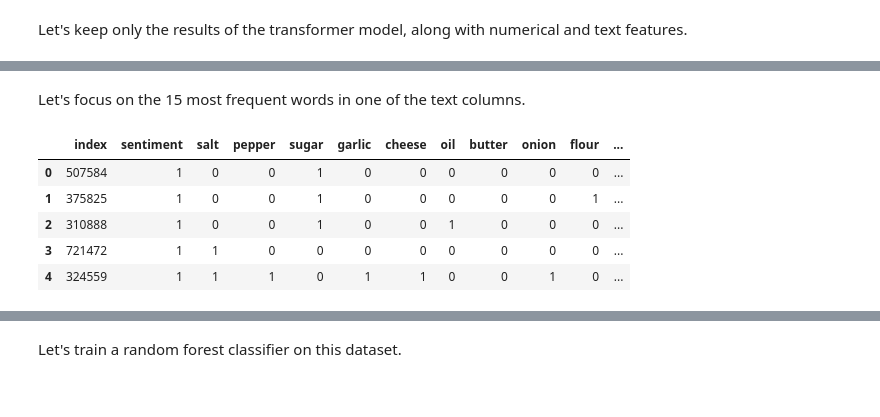
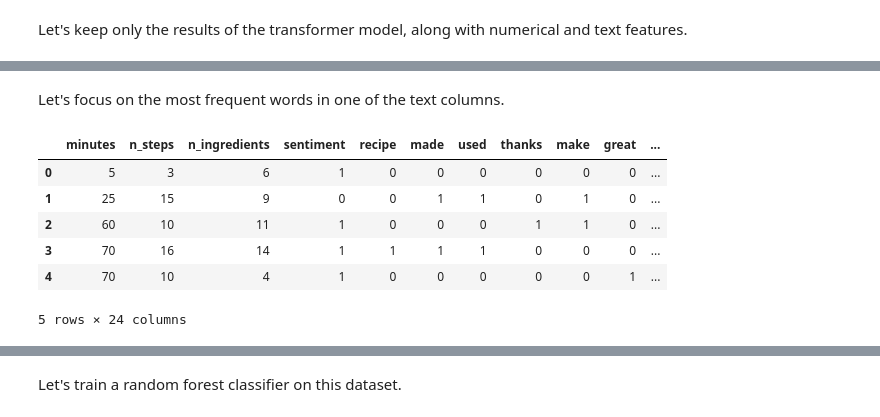
Before and after one commit to Soldaman93/food-sentiment, a Jupyter notebook: sentiment_analysis.ipynb, the cells around one changed output, grey strips where cells are left out. Drawn from its saved outputs; the diff is of its cells as text; code cells hidden in the pictures.

```diff
--- a/sentiment_analysis.ipynb
+++ b/sentiment_analysis.ipynb
@@ -178,0 +200,3 @@ ingredients_words_sorted = dict(sorted(ingredients_words.items(), key=lambda ite
+# %%
+df_classification_positive = df_classification.loc[df_classification.sentiment==1]
+pos_review_words_sorted,pos_tags_words_sorted,pos_name_words_sorted,pos_description_words_sorted,pos_ingredients_words_sorted = most_frequent(df_classification_positive)
@@ -178,0 +216,4 @@ ingredients_words_sorted = dict(sorted(ingredients_words.items(), key=lambda ite
+# %%
+df_classification_negative = df_classification.loc[df_classification.sentiment==0]
+words_to_ignore = list(dict(itertools.islice(pos_review_words_sorted.items(), 20)).keys())
+neg_review_words_sorted,neg_tags_words_sorted,neg_name_words_sorted,neg_description_words_sorted,neg_ingredients_words_sorted = most_frequent(df_classification_negative,words_to_ignore)
@@ -179,7 +233,7 @@ ingredients_words_sorted = dict(sorted(ingredients_words.items(), key=lambda ite
 # %% [markdown]
-Let's focus on the 15 most frequent words in one of the text columns.
+Let's focus on the most frequent words in one of the text columns.
 # %%
-def prepare_dataset(df_classification,plain_col,words_sorted,n):
+def prepare_dataset(df_classification,plain_col,pos_words_sorted,neg_words_sorted,n):
     '''
     Computes a one-hot encoding based on the occurrences of the first n words
     in the plain_col text column.
@@ -196,12 +250,17 @@ def prepare_dataset(df_classification,plain_col,words_sorted,n):
     '''
 
     # keep only the top n elements
-    most_frequent = dict(itertools.islice(words_sorted.items(), n))
+    pos_most_frequent = dict(itertools.islice(pos_words_sorted.items(), round(n/2)))
+    neg_most_frequent = dict(itertools.islice(neg_words_sorted.items(), round(n/2)))
+    most_frequent = dict(list(pos_most_frequent.items()) + list(neg_most_frequent.items()))
 
-    # drop all columns except the sentiment one and the selected text column
+    # drop all columns except the sentiment, minutes, n_steps and n_ingredients ones and the selected text column
     l = df_classification.columns.tolist()
     l.remove(plain_col)
     l.remove('sentiment')
+    l.remove('minutes')
+    l.remove('n_steps')
+    l.remove('n_ingredients')
     df = df_classification.reset_index().drop(l,axis=1)
 
     freq = dict()
@@ -223,12 +282,13 @@ def prepare_dataset(df_classification,plain_col,words_sorted,n):
 
     return df
 # %%
-df = prepare_dataset(df_classification,'plain_ingredients',ingredients_words_sorted,15)
+df = prepare_dataset(df_classification,'plain_review',pos_review_words_sorted,neg_review_words_sorted,20).drop('index',axis=1)
 df.head()
 # %% [output]
-|  | index | sentiment | salt | pepper | sugar | garlic | cheese | oil | butter | onion | flour | ... |
-| 0 | 507584 | 1 | 0 | 0 | 1 | 0 | 0 | 0 | 0 | 0 | 0 | ... |
-| 1 | 375825 | 1 | 0 | 0 | 1 | 0 | 0 | 0 | 0 | 0 | 1 | ... |
-| 2 | 310888 | 1 | 0 | 0 | 1 | 0 | 0 | 1 | 0 | 0 | 0 | ... |
-| 3 | 721472 | 1 | 1 | 0 | 0 | 0 | 0 | 0 | 0 | 0 | 0 | ... |
-| 4 | 324559 | 1 | 1 | 1 | 0 | 1 | 1 | 0 | 0 | 1 | 0 | ... |
+|  | minutes | n_steps | n_ingredients | sentiment | recipe | made | used | thanks | make | great | ... |
+| 0 | 5 | 3 | 6 | 1 | 0 | 0 | 0 | 0 | 0 | 0 | ... |
+| 1 | 25 | 15 | 9 | 0 | 0 | 1 | 1 | 0 | 1 | 0 | ... |
+| 2 | 60 | 10 | 11 | 1 | 0 | 0 | 0 | 1 | 1 | 0 | ... |
+| 3 | 70 | 16 | 14 | 1 | 1 | 1 | 1 | 0 | 0 | 0 | ... |
+| 4 | 70 | 10 | 4 | 1 | 0 | 0 | 0 | 0 | 0 | 1 | ... |
+5 rows × 24 columns
```
Also changed, not shown: parts of 44 cells of this notebook, 1 other file.
